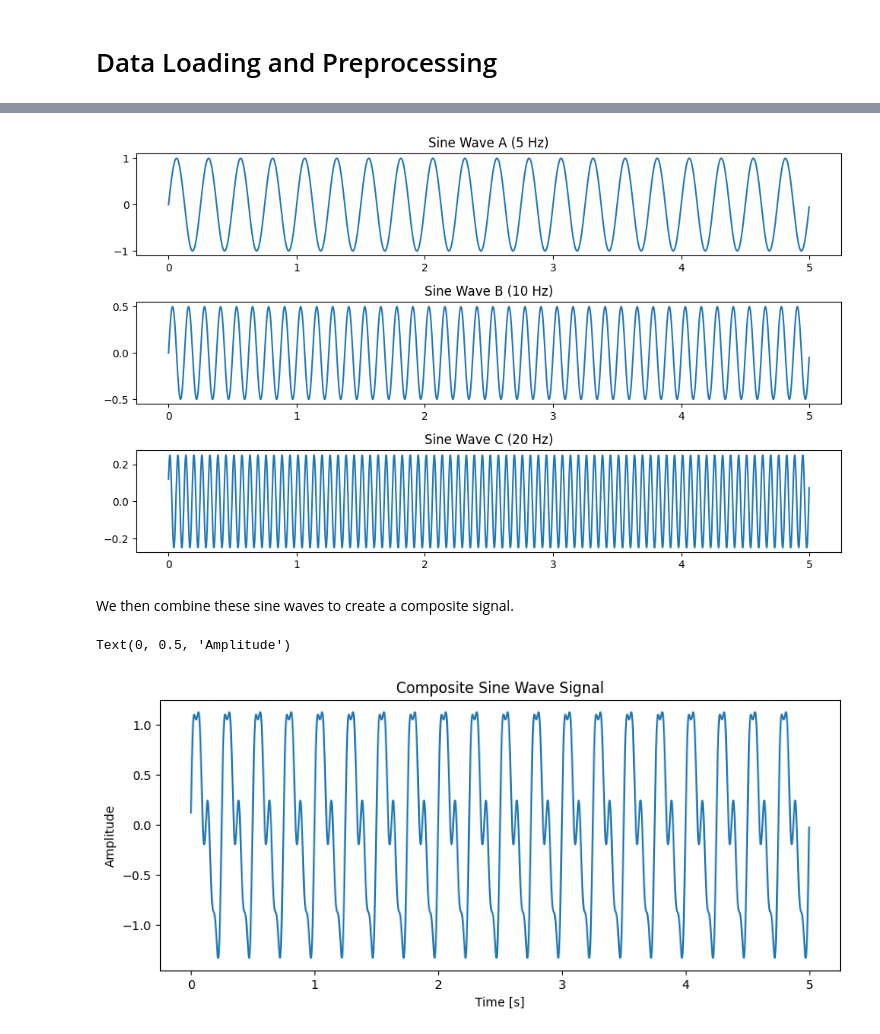
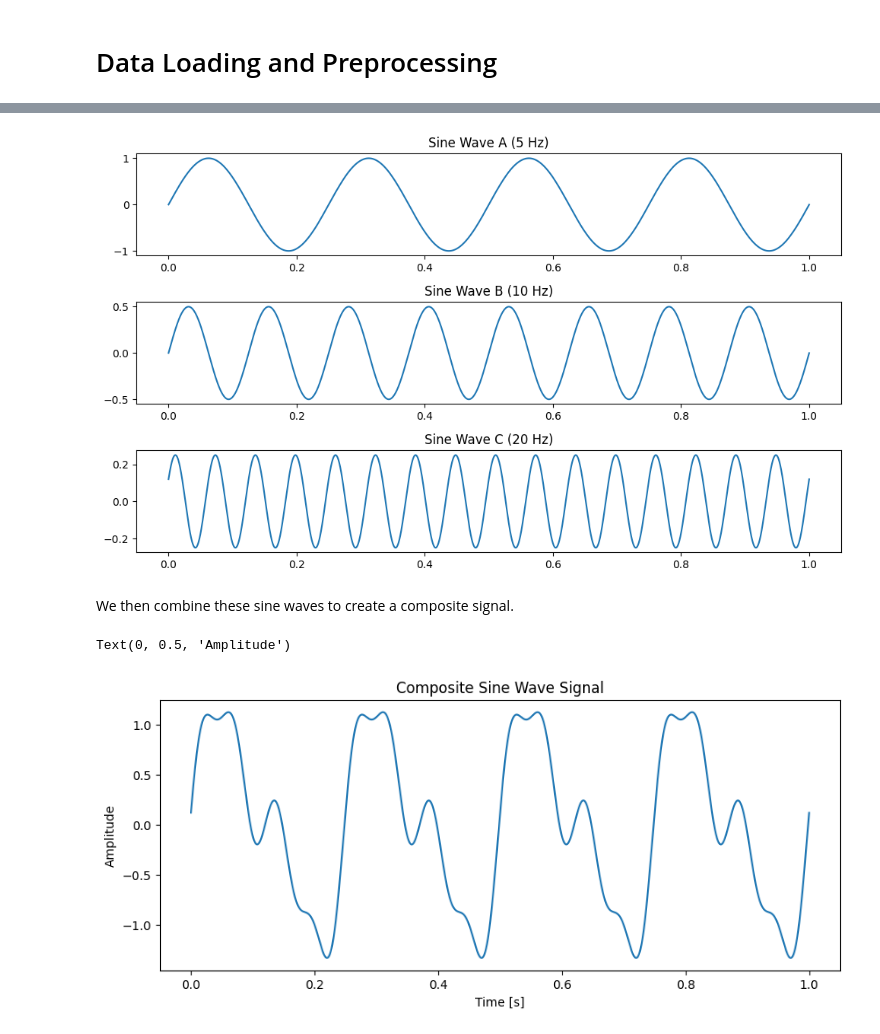
Before and after one commit to cwhitz/ts-trove, a Jupyter notebook: notebooks/signal_analysis.ipynb, the cells around one changed output, grey strips where cells are left out. Drawn from its saved outputs; the diff is of its cells as text; code cells hidden in the pictures.

```diff
--- a/notebooks/signal_analysis.ipynb
+++ b/notebooks/signal_analysis.ipynb
@@ -73,30 +77,30 @@ As mentioned above, there are some specialized terms and concepts for signal ana
 # %%
-sampling_rate = 500
-T = 5.0
+sampling_rate = 48000
+T = 1.0
 n_samples = int(T * sampling_rate)
 time = np.linspace(0.0, T, n_samples, endpoint=False)
 
 # the first sine wave has a frequency of 4 Hz and an amplitude of 1.0
 sine_wave_A = 1.0 * np.sin(2.0 * np.pi * 4.0 * time)
 # the second sine wave has a frequency of 8 Hz and an amplitude of 0.5
 sine_wave_B = 0.5 * np.sin(2.0 * np.pi * 8.0 * time)
 # the third sine wave has a frequency of 16 Hz and an amplitude of 0.25
 sine_wave_C = 0.25 * np.sin(2.0 * np.pi * 16.0 * time + 0.5)
 
 # plot each sine wave
 plt.figure(figsize=(10, 6))
 plt.subplot(3, 1, 1)
 plt.plot(time, sine_wave_A)
 plt.title('Sine Wave A (5 Hz)')
 plt.subplot(3, 1, 2)
 plt.plot(time, sine_wave_B)
 plt.title('Sine Wave B (10 Hz)')
 plt.subplot(3, 1, 3)
 plt.plot(time, sine_wave_C)
 plt.title('Sine Wave C (20 Hz)')
 plt.tight_layout()
 # %% [output]
-[figure, old version]
+[figure, new version]
 # %% [markdown]
 We then combine these sine waves to create a composite signal.
 # %%
@@ -109,5 +113,5 @@ plt.xlabel('Time [s]')
 plt.ylabel('Amplitude')
 # %% [output]
 Text(0, 0.5, 'Amplitude')
-[figure, old version]
+[figure, new version]
 # %% [markdown]
```
Also changed, not shown: parts of 14 cells of this notebook.
